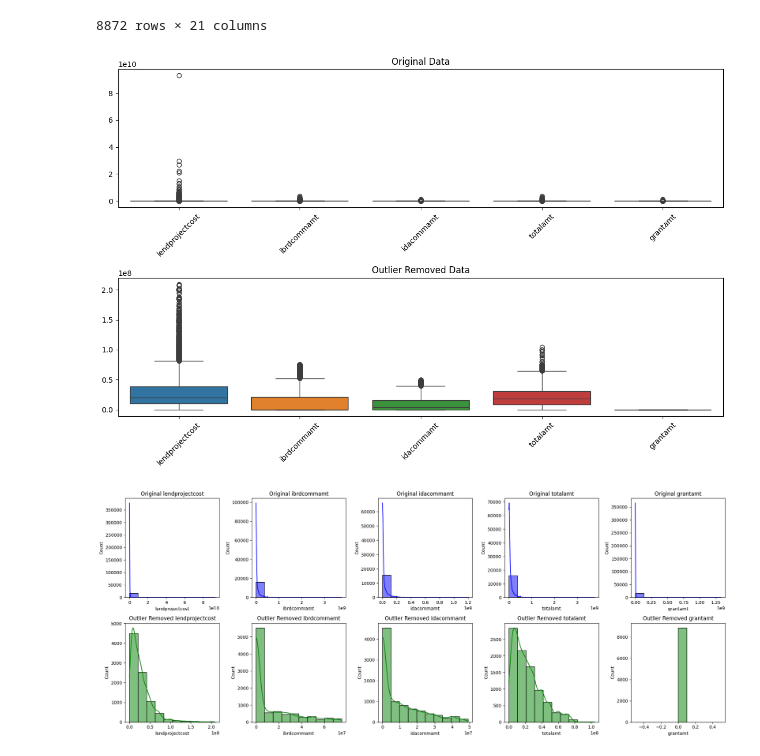
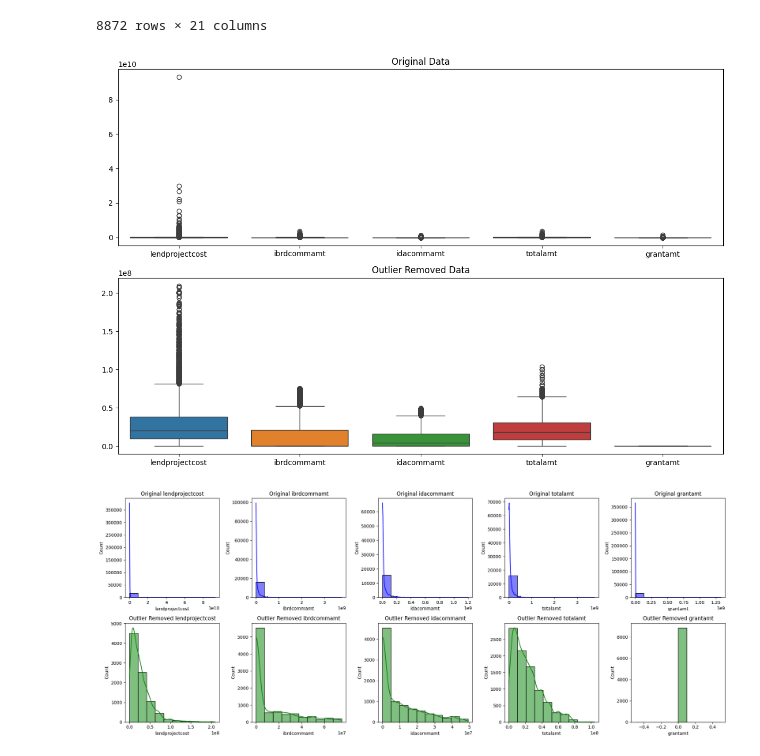
Before and after one commit to arumkinanthi/nimas-sekararum-kinanthi_mini-project_de, a Jupyter notebook: etl.ipynb, the cells around one changed output. Cells and saved outputs as stored; diff of their text form; code cells hidden in the pictures.

```diff
--- a/etl.ipynb
+++ b/etl.ipynb
@@ -872,20 +872,18 @@ projects_data
 # %%
 plt.figure(figsize=(12, 8))
 
 plt.subplot(2, 1, 1)
 sns.boxplot(data=cleaned_prodatcsv_df)
 plt.title('Original Data')
-plt.xticks(rotation=45)
 
 plt.subplot(2, 1, 2)
 sns.boxplot(data=projects_data)
 plt.title('Outlier Removed Data')
-plt.xticks(rotation=45)
 
 plt.tight_layout()
 plt.show()
 # %% [output]
-[figure, old version]
+[figure, new version]
 # %%
 fig, axs = plt.subplots(2, 5, figsize=(20, 8))
 
```
Also changed, not shown: parts of 5 cells of this notebook, 2 other files.
